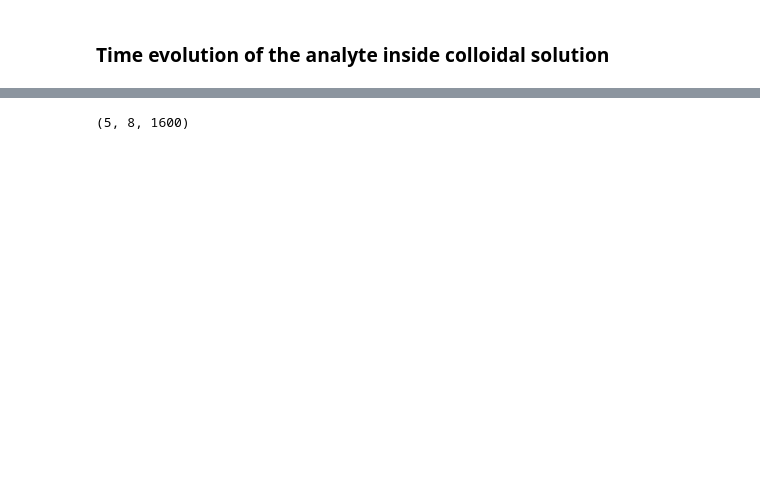
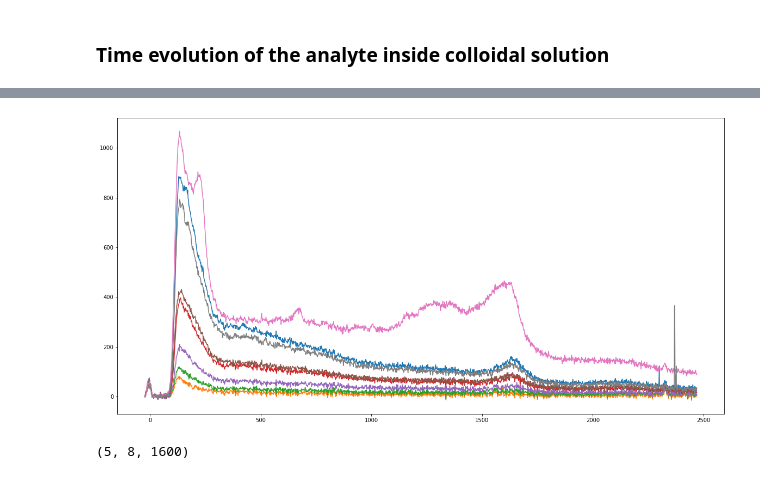
Before and after one commit to anva-kn/Raman, a Jupyter notebook: Aging&Time_evol.ipynb, the cells around one changed output, grey strips where cells are left out. Drawn from its saved outputs; the diff is of its cells as text; code cells hidden in the pictures; blank space fills up the shorter version.

```diff
--- a/Aging&Time_evol.ipynb
+++ b/Aging&Time_evol.ipynb
@@ -244,0 +266,6 @@ from matplotlib import ticker
+# %%
+plt.figure(figsize=(20, 10))
+for spectra in aceph_power_time_evol_mean[4, :, :]:
+    plt.plot(f_sup_0810, spectra)
+# %% [output]
+[figure, added]
```
Also changed, not shown: parts of 6 cells of this notebook, 1 other file.
